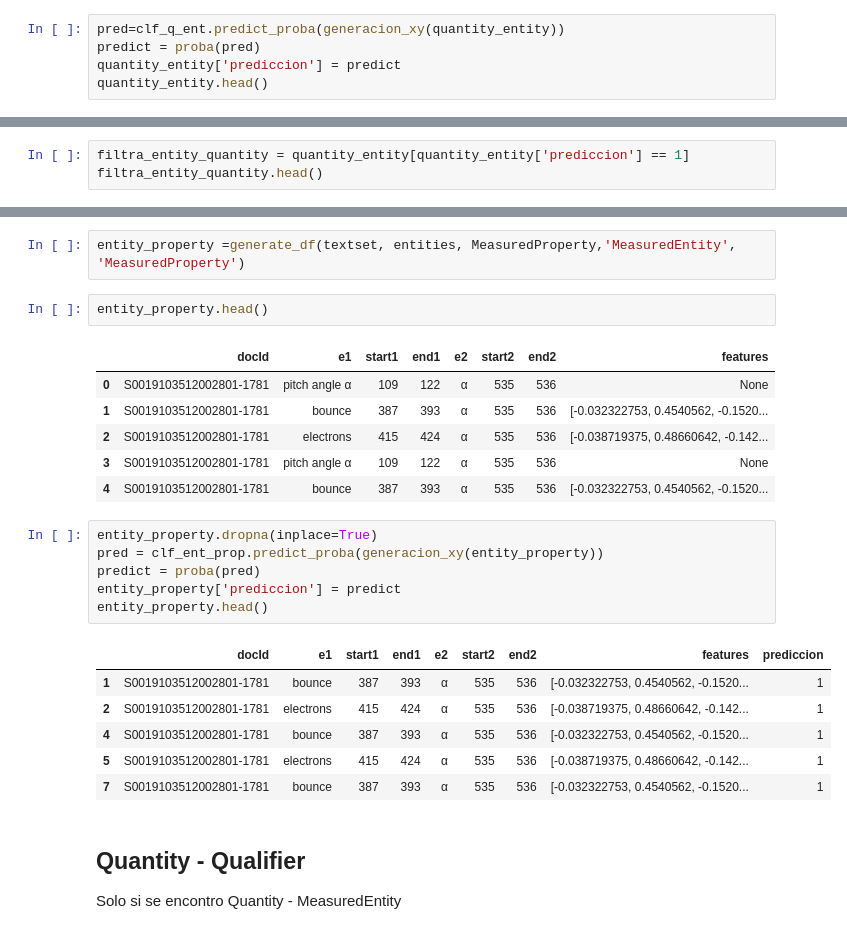
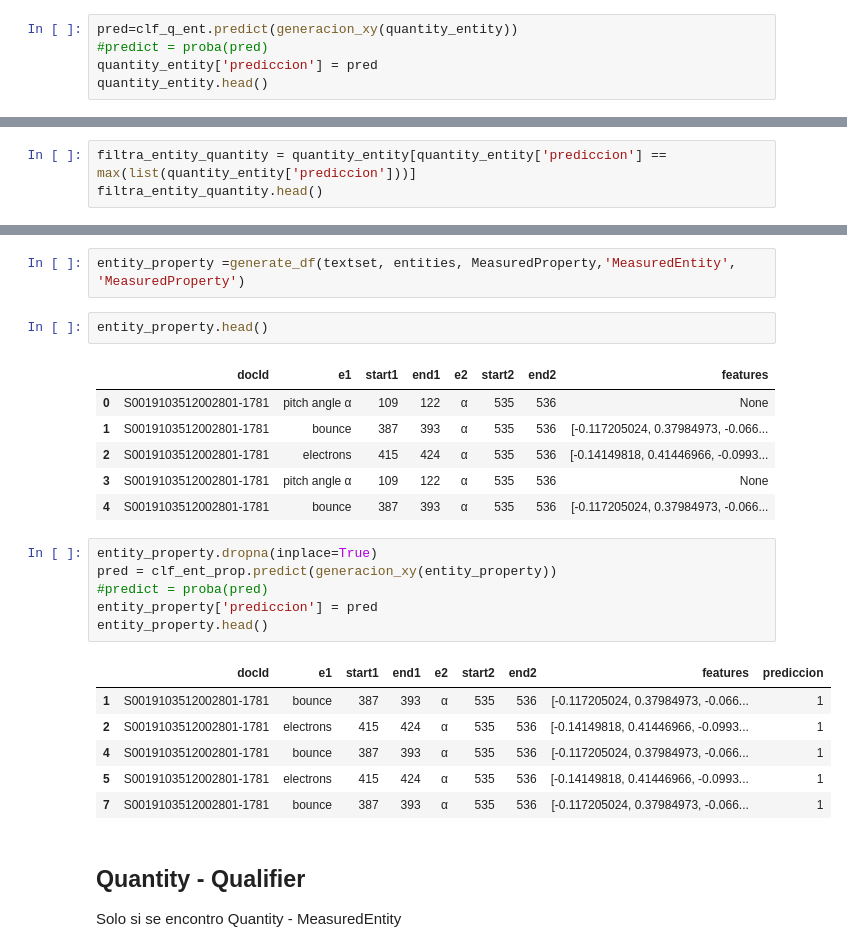
Before and after one commit to rodrigoDZ/Counts-Measurements, a Jupyter notebook: model_eval.ipynb, the cells around one changed output, grey strips where cells are left out. Drawn from its saved outputs; the diff is of its cells as text.

```diff
--- a/model_eval.ipynb
+++ b/model_eval.ipynb
@@ -448,8 +463,8 @@ def proba(array):
     return target
 # %%
-pred=clf_q_ent.predict_proba(generacion_xy(quantity_entity))
-predict = proba(pred)
-quantity_entity['prediccion'] = predict
+pred=clf_q_ent.predict(generacion_xy(quantity_entity))
+#predict = proba(pred)
+quantity_entity['prediccion'] = pred
 quantity_entity.head()
 # %% [output]
 |  | docId | e1 | start1 | end1 | e2 | start2 | end2 | features | annotSet | prediccion |
@@ -461,5 +515,5 @@ quantity_entity.head()
 # %%
-filtra_entity_quantity = quantity_entity[quantity_entity['prediccion'] == 1]
+filtra_entity_quantity = quantity_entity[quantity_entity['prediccion'] == max(list(quantity_entity['prediccion']))]
 filtra_entity_quantity.head()
 # %% [output]
 |  | docId | e1 | start1 | end1 | e2 | start2 | end2 | features | annotSet | prediccion |
@@ -490,23 +544,23 @@ entity_property.head()
 # %% [output]
 |  | docId | e1 | start1 | end1 | e2 | start2 | end2 | features |
 | 0 | S0019103512002801-1781 | pitch angle α | 109 | 122 | α | 535 | 536 | None |
-| 1 | S0019103512002801-1781 | bounce | 387 | 393 | α | 535 | 536 | [-0.032322753, 0.4540562, -0.1520... |
-| 2 | S0019103512002801-1781 | electrons | 415 | 424 | α | 535 | 536 | [-0.038719375, 0.48660642, -0.142... |
+| 1 | S0019103512002801-1781 | bounce | 387 | 393 | α | 535 | 536 | [-0.117205024, 0.37984973, -0.066... |
+| 2 | S0019103512002801-1781 | electrons | 415 | 424 | α | 535 | 536 | [-0.14149818, 0.41446966, -0.0993... |
 | 3 | S0019103512002801-1781 | pitch angle α | 109 | 122 | α | 535 | 536 | None |
-| 4 | S0019103512002801-1781 | bounce | 387 | 393 | α | 535 | 536 | [-0.032322753, 0.4540562, -0.1520... |
+| 4 | S0019103512002801-1781 | bounce | 387 | 393 | α | 535 | 536 | [-0.117205024, 0.37984973, -0.066... |
 # %%
 entity_property.dropna(inplace=True)
-pred = clf_ent_prop.predict_proba(generacion_xy(entity_property))
-predict = proba(pred)
-entity_property['prediccion'] = predict
+pred = clf_ent_prop.predict(generacion_xy(entity_property))
+#predict = proba(pred)
+entity_property['prediccion'] = pred
 entity_property.head()
 # %% [output]
 |  | docId | e1 | start1 | end1 | e2 | start2 | end2 | features | prediccion |
-| 1 | S0019103512002801-1781 | bounce | 387 | 393 | α | 535 | 536 | [-0.032322753, 0.4540562, -0.1520... | 1 |
-| 2 | S0019103512002801-1781 | electrons | 415 | 424 | α | 535 | 536 | [-0.038719375, 0.48660642, -0.142... | 1 |
-| 4 | S0019103512002801-1781 | bounce | 387 | 393 | α | 535 | 536 | [-0.032322753, 0.4540562, -0.1520... | 1 |
-| 5 | S0019103512002801-1781 | electrons | 415 | 424 | α | 535 | 536 | [-0.038719375, 0.48660642, -0.142... | 1 |
-| 7 | S0019103512002801-1781 | bounce | 387 | 393 | α | 535 | 536 | [-0.032322753, 0.4540562, -0.1520... | 1 |
+| 1 | S0019103512002801-1781 | bounce | 387 | 393 | α | 535 | 536 | [-0.117205024, 0.37984973, -0.066... | 1 |
+| 2 | S0019103512002801-1781 | electrons | 415 | 424 | α | 535 | 536 | [-0.14149818, 0.41446966, -0.0993... | 1 |
+| 4 | S0019103512002801-1781 | bounce | 387 | 393 | α | 535 | 536 | [-0.117205024, 0.37984973, -0.066... | 1 |
+| 5 | S0019103512002801-1781 | electrons | 415 | 424 | α | 535 | 536 | [-0.14149818, 0.41446966, -0.0993... | 1 |
+| 7 | S0019103512002801-1781 | bounce | 387 | 393 | α | 535 | 536 | [-0.117205024, 0.37984973, -0.066... | 1 |
 # %% [markdown]
 ## Quantity - Qualifier
 Solo si se encontro Quantity - MeasuredEntity
```
Also changed, not shown: parts of 18 cells of this notebook.
